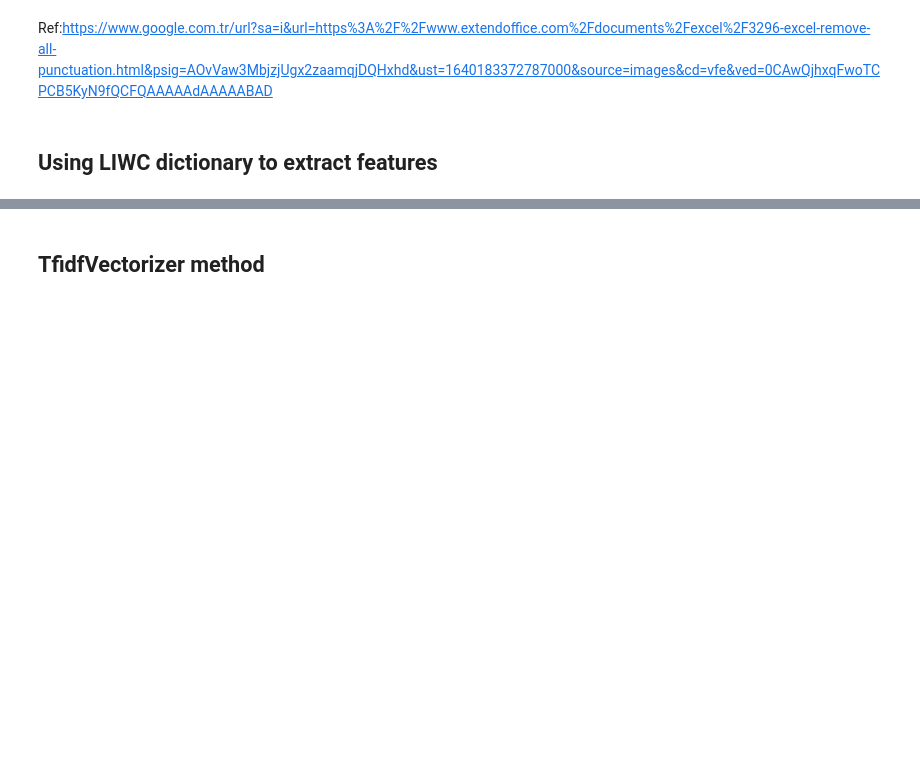
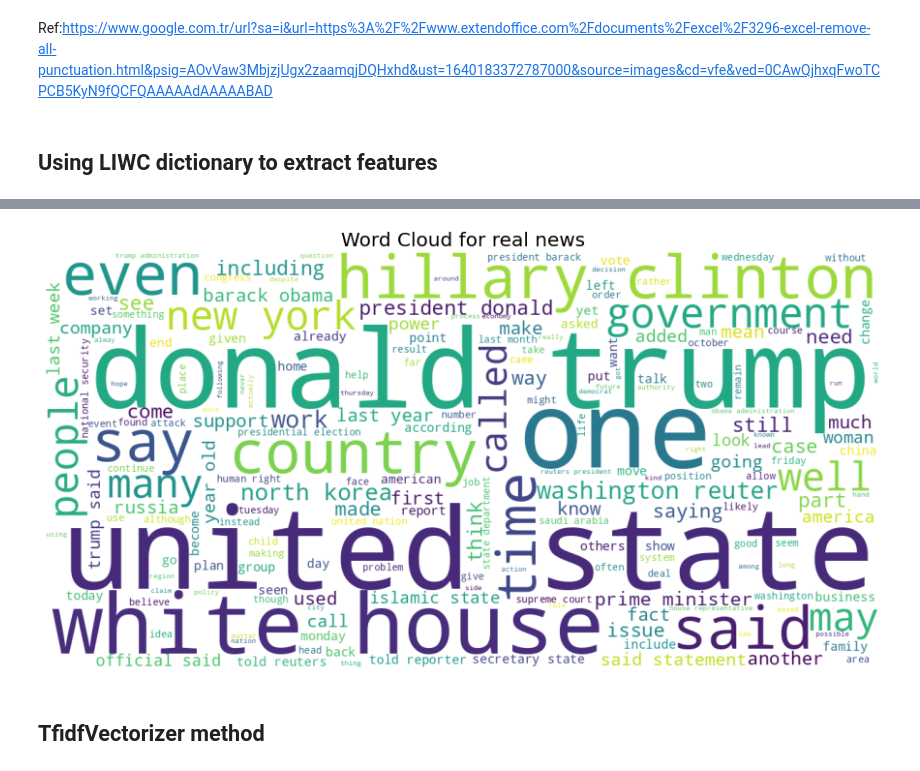
Before and after one commit to AbderrhmanAbdellatif/Fake-News-Detection, a Jupyter notebook: fake-newspaper-detection-with-liwc-dictionary.ipynb, the cells around one changed output, grey strips where cells are left out. Drawn from its saved outputs; the diff is of its cells as text; code cells hidden in the pictures; blank space fills up the shorter version.

```diff
--- a/fake-newspaper-detection-with-liwc-dictionary.ipynb
+++ b/fake-newspaper-detection-with-liwc-dictionary.ipynb
@@ -364,3 +453,18 @@ fake_news_Df['text'] = fake_news_Df['text'].apply(punctuation_removal)
+# %%
+# wordcloud for real news
+real_wc = WordCloud(width = 1200, height = 600,
+                    background_color ='white',
+                    stopwords = sw,
+                    min_font_size = 10).generate(' '.join(real_news.text))
+
+# plot the WordCloud image
+plt.figure(figsize = (12, 6), facecolor = None)
+plt.imshow(real_wc)
+plt.axis("off")
+plt.tight_layout(pad = 0)
+plt.title('Word Cloud for real news', fontsize=20);
+# %% [output]
+[figure, added]
 # %%
 corpus = []
 words = []
```
Also changed, not shown: parts of 36 cells of this notebook.
